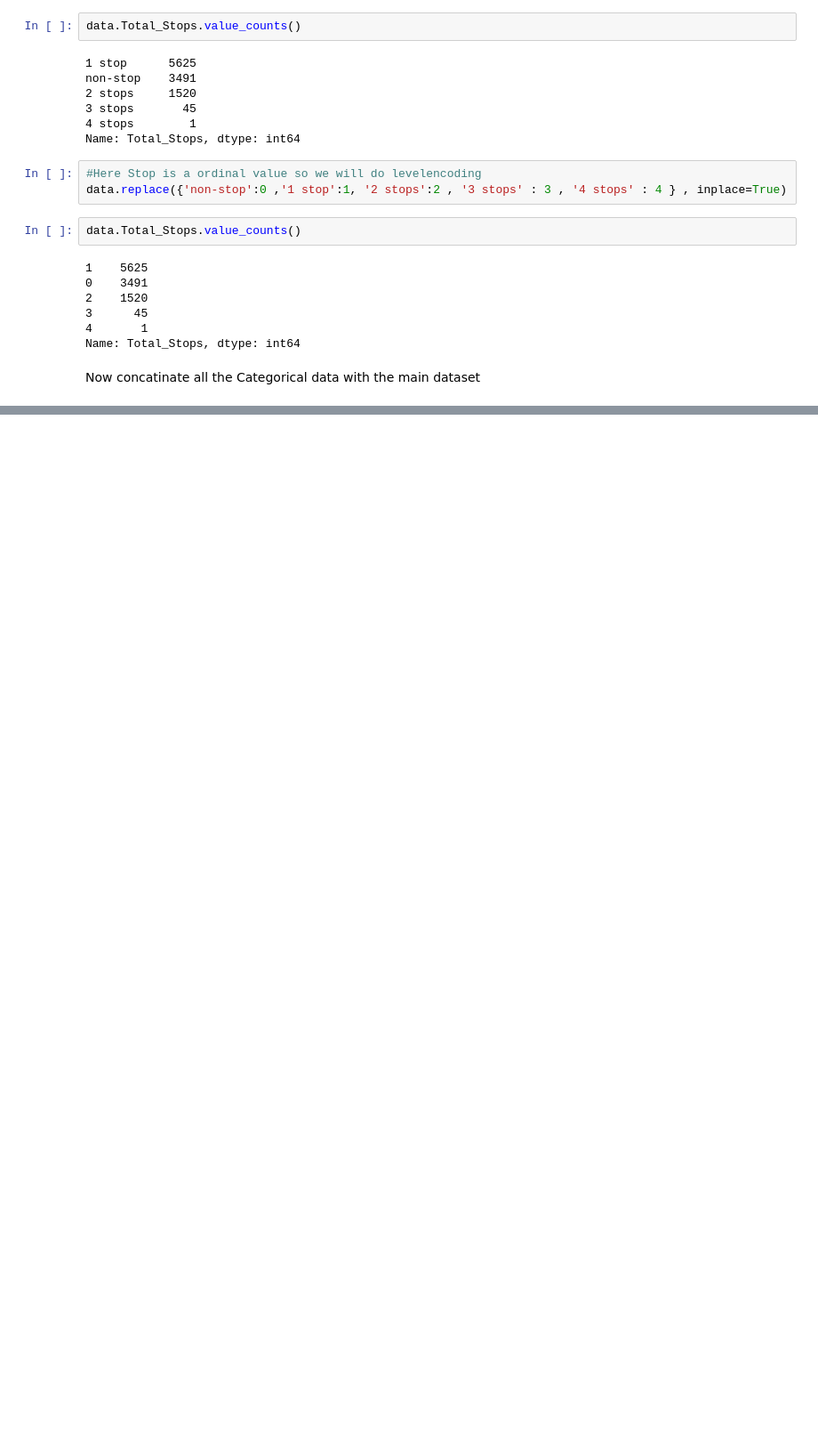
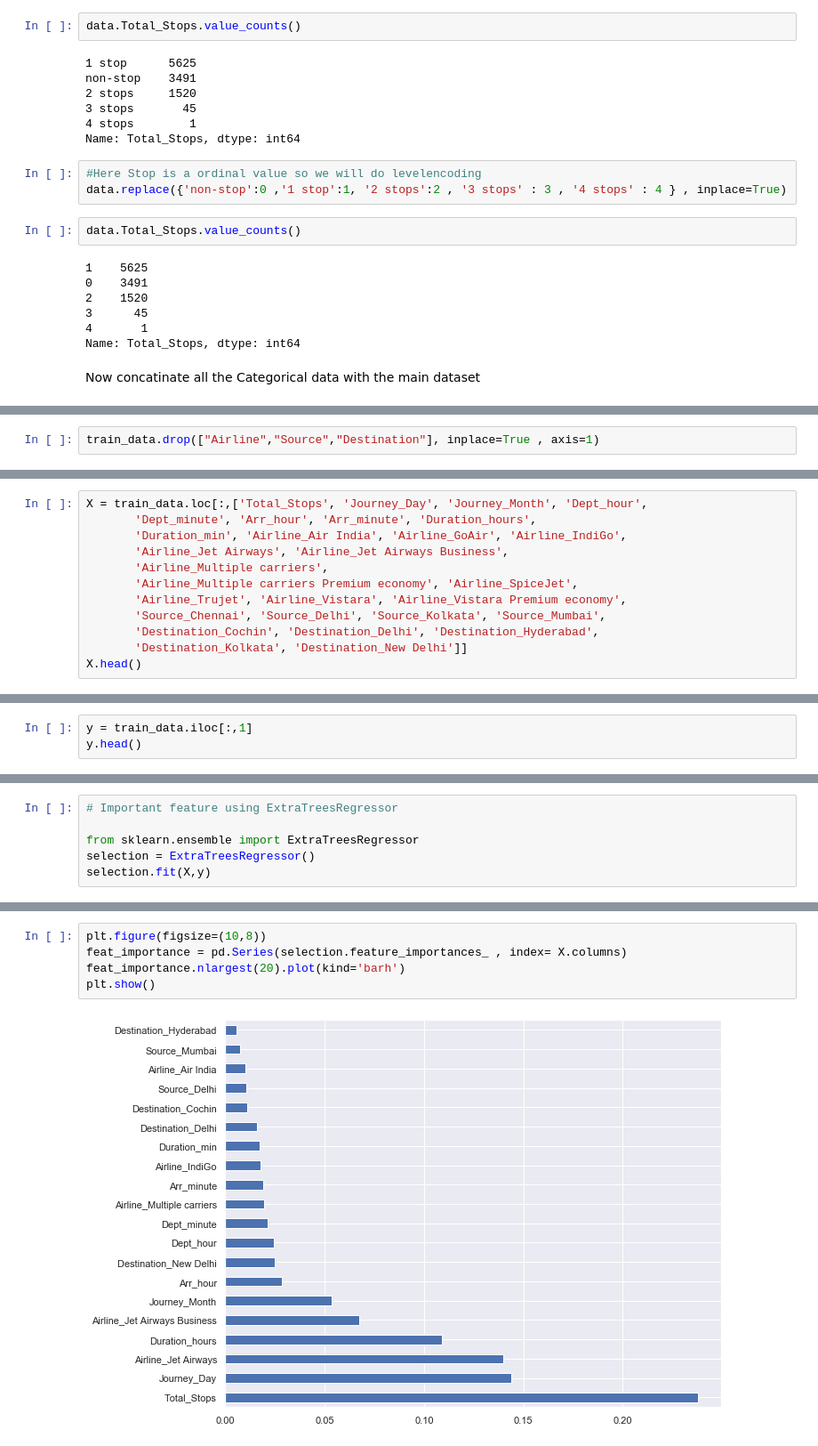
Before and after one commit to soumyadeep28/Data-Science, a Jupyter notebook: Internship_Mock_Projects/Projects/AirFlight_fare_prediction/Air Fare Prediction.ipynb, the cells around one changed output, grey strips where cells are left out. Shown: that part at 89% size. Saved outputs shown, nothing was run; the diff lists cells and outputs as text; blank space fills up the shorter version.

```diff
--- a/Internship_Mock_Projects/Projects/AirFlight_fare_prediction/Air Fare Prediction.ipynb
+++ b/Internship_Mock_Projects/Projects/AirFlight_fare_prediction/Air Fare Prediction.ipynb
@@ -389,0 +403,2 @@ data = pd.concat([data,Airline,source,dest] , axis=1)
+# %%
+train_data.drop(["Airline","Source","Destination"], inplace=True , axis=1)
@@ -413,0 +700,12 @@ data.shape
+# %%
+X = train_data.loc[:,['Total_Stops', 'Journey_Day', 'Journey_Month', 'Dept_hour',
+       'Dept_minute', 'Arr_hour', 'Arr_minute', 'Duration_hours',
+       'Duration_min', 'Airline_Air India', 'Airline_GoAir', 'Airline_IndiGo',
+       'Airline_Jet Airways', 'Airline_Jet Airways Business',
+       'Airline_Multiple carriers',
+       'Airline_Multiple carriers Premium economy', 'Airline_SpiceJet',
+       'Airline_Trujet', 'Airline_Vistara', 'Airline_Vistara Premium economy',
+       'Source_Chennai', 'Source_Delhi', 'Source_Kolkata', 'Source_Mumbai',
+       'Destination_Cochin', 'Destination_Delhi', 'Destination_Hyderabad',
+       'Destination_Kolkata', 'Destination_New Delhi']]
+X.head()
@@ -413,0 +719,3 @@ data.shape
+# %%
+y = train_data.iloc[:,1]
+y.head()
@@ -413,0 +736,6 @@ data.shape
+# %%
+# Important feature using ExtraTreesRegressor
+
+from sklearn.ensemble import ExtraTreesRegressor
+selection = ExtraTreesRegressor()
+selection.fit(X,y)
@@ -413,0 +755,7 @@ data.shape
+# %%
+plt.figure(figsize=(10,8))
+feat_importance = pd.Series(selection.feature_importances_ , index= X.columns)
+feat_importance.nlargest(20).plot(kind='barh')
+plt.show()
+# %% [output]
+[figure, added]
```
Also changed, not shown: parts of 68 cells of this notebook.
